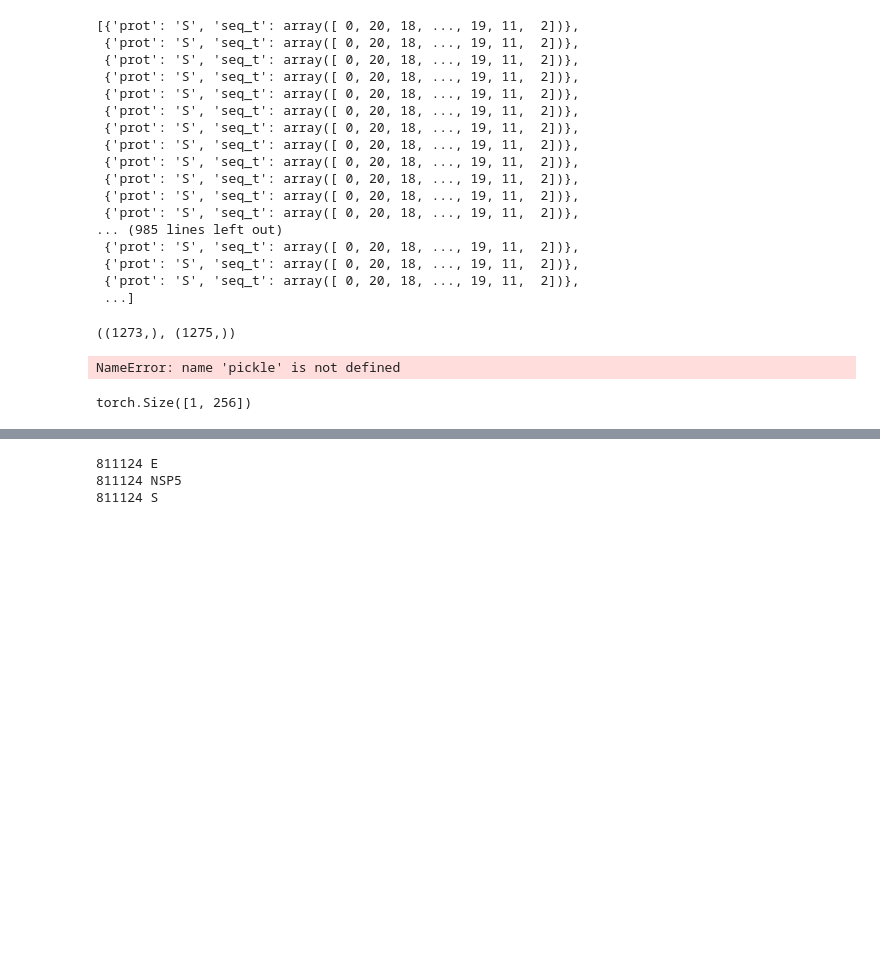
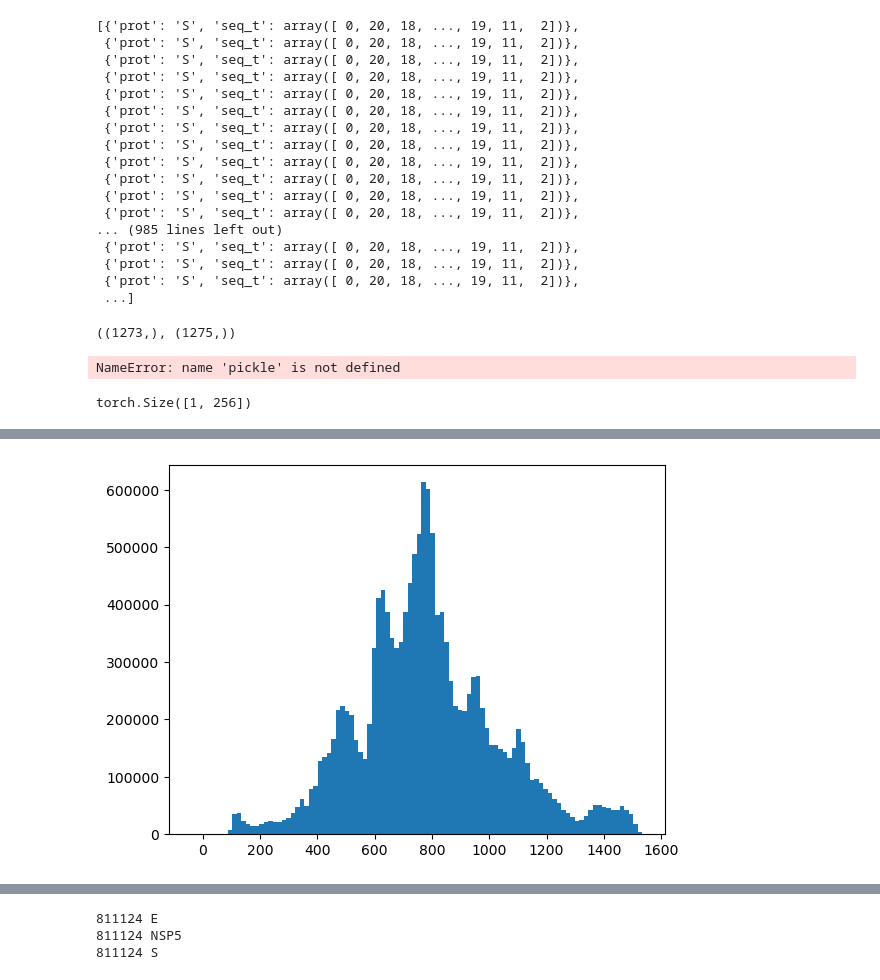
Before and after one commit to tyfei0216/evoModel, a Jupyter notebook: prepare_data.ipynb, the cells around one changed output, grey strips where cells are left out. Saved outputs shown, nothing was run; the diff lists cells and outputs as text; code cells hidden in the pictures; blank space fills up the shorter version.

```diff
--- a/prepare_data.ipynb
+++ b/prepare_data.ipynb
@@ -135,0 +227,3 @@ seqs = ioutils.readFasta("/data/tyfei/datasets/covid/nsp5_20211206_20241005_comm
+# %%
+df = pd.read_csv("/data/tyfei/datasets/Mprot/fulldata.tsv", header=0, index_col=0, sep="\t")
+df.head()
@@ -136 +238,11 @@ seqs = ioutils.readFasta("/data/tyfei/datasets/covid/nsp5_20211206_20241005_comm
+# %%
+import ioutils
+get_time = ioutils.getDate()
+df["time"] = df["Collection date"].apply(get_time)
+df["q"] = pd.cut(df["time"], 100)
+# %%
+plt.hist(df["time"], bins=100)
+plt.savefig("time.pdf")
+# %% [output]
+[figure, added]
 # %%
```
Also changed, not shown: parts of 28 cells of this notebook, 7 other files.
